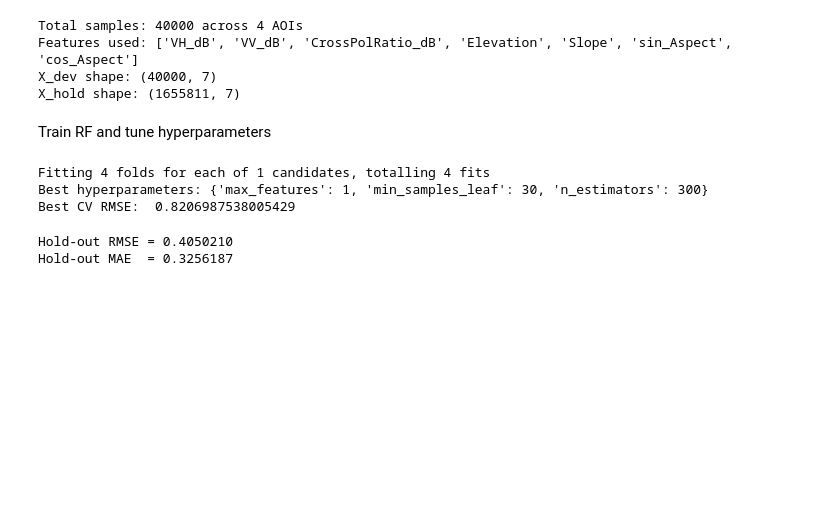
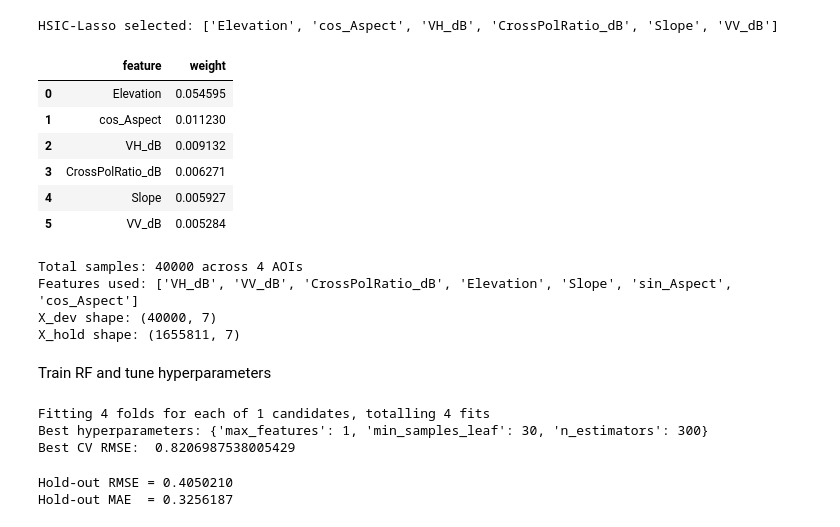
Before and after one commit to mathiasskauge/Mathias_Snowdepth, a Jupyter notebook: models/RF.ipynb, the cells around one changed output. Saved outputs shown, nothing was run; the diff lists cells and outputs as text; code cells hidden in the pictures; blank space fills up the shorter version.

```diff
--- a/models/RF.ipynb
+++ b/models/RF.ipynb
@@ -33,3 +68,26 @@ hold_df = df[df['aoi_name'] == 'ID_BS'].copy()
+# %%
+from SnowDepth.feature_filtering import hsic_lasso_select
+import SnowDepth.data_loader as DL
+
+hsic_feats, hsic_w = hsic_lasso_select(
+    dev_df,
+    feature_cols=DL.FEATURE_NAMES,
+    target_col="SD",
+    alpha=0.01,
+    max_samples=6000,   # increase/decrease depending on RAM (e.g., 4000–10000)
+    top_k=None,
+)
+print("HSIC-Lasso selected:", hsic_feats)
+display(hsic_w)
+# %% [output]
+HSIC-Lasso selected: ['Elevation', 'cos_Aspect', 'VH_dB', 'CrossPolRatio_dB', 'Slope', 'VV_dB']
+|  | feature | weight |
+| 0 | Elevation | 0.054595 |
+| 1 | cos_Aspect | 0.011230 |
+| 2 | VH_dB | 0.009132 |
+| 3 | CrossPolRatio_dB | 0.006271 |
+| 4 | Slope | 0.005927 |
+| 5 | VV_dB | 0.005284 |
 # %%
 X_dev, y_dev, groups, X_hold, y_hold = DS.RF_split(
     dev_df=dev_df,
```
Also changed, not shown: parts of 2 cells of this notebook, 8 other files.
